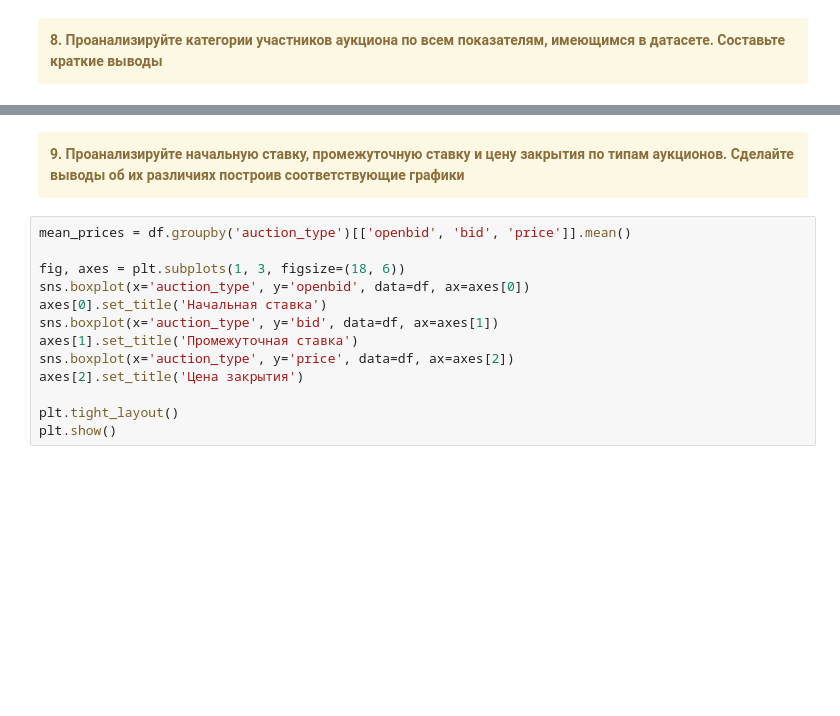
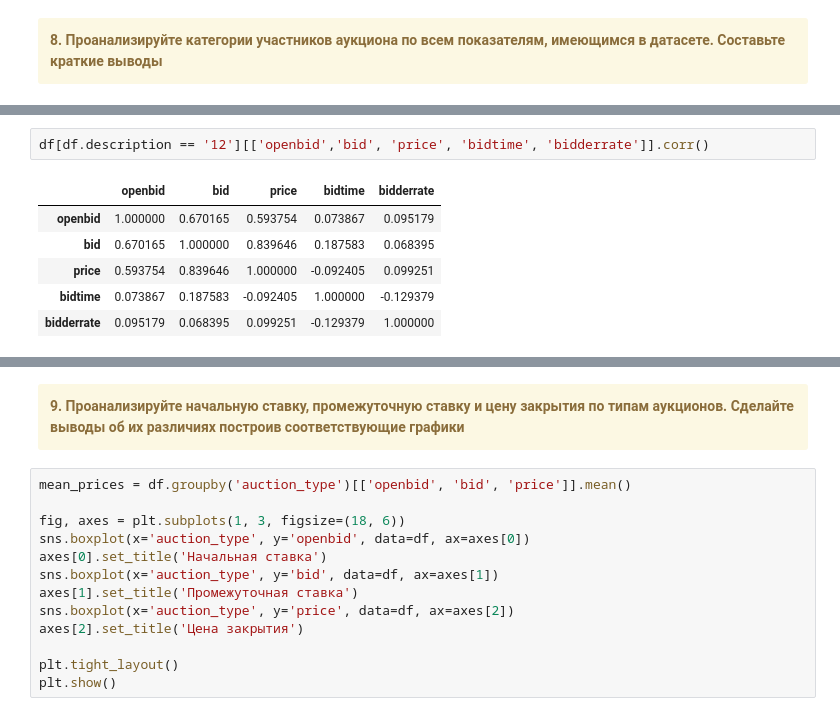
Before and after one commit to bezgrebelnaya/Python_cases_uni, a Jupyter notebook: Анализ данных аукциона.ipynb, the cells around one changed output, grey strips where cells are left out. Drawn from its saved outputs; the diff is of its cells as text; blank space fills up the shorter version.

```diff
--- a/Анализ данных аукциона.ipynb
+++ b/Анализ данных аукциона.ipynb
@@ -349,0 +393,9 @@ df[['openbid','bid', 'price', 'bidtime', 'bidderrate']].corr()
+# %%
+df[df.description == '12'][['openbid','bid', 'price', 'bidtime', 'bidderrate']].corr()
+# %% [output]
+|  | openbid | bid | price | bidtime | bidderrate |
+| openbid | 1.000000 | 0.670165 | 0.593754 | 0.073867 | 0.095179 |
+| bid | 0.670165 | 1.000000 | 0.839646 | 0.187583 | 0.068395 |
+| price | 0.593754 | 0.839646 | 1.000000 | -0.092405 | 0.099251 |
+| bidtime | 0.073867 | 0.187583 | -0.092405 | 1.000000 | -0.129379 |
+| bidderrate | 0.095179 | 0.068395 | 0.099251 | -0.129379 | 1.000000 |
```
Also changed, not shown: parts of 15 cells of this notebook.
